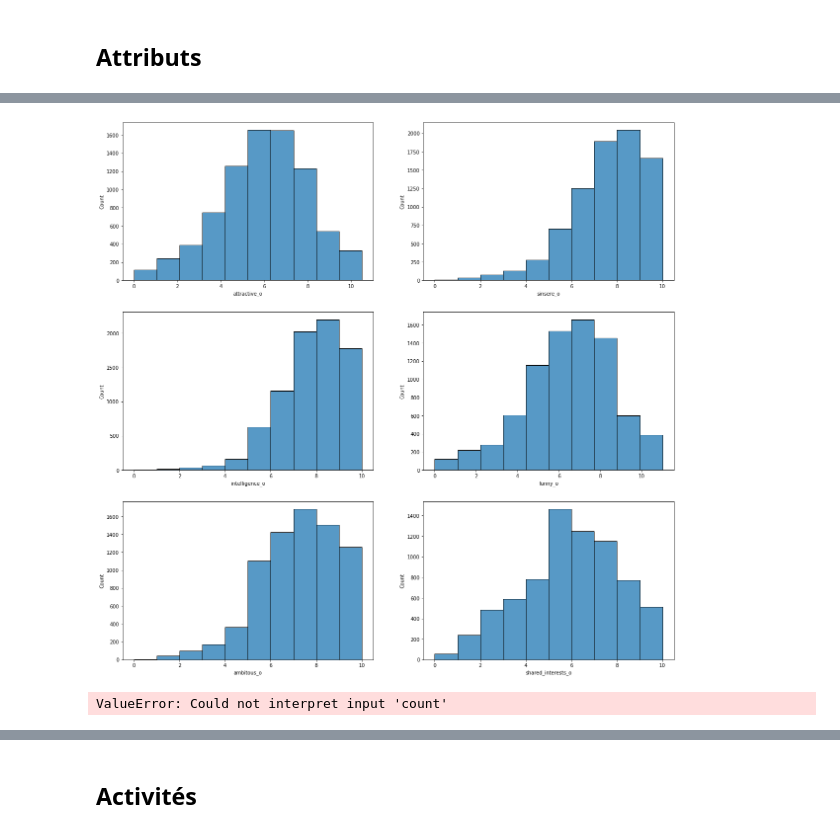
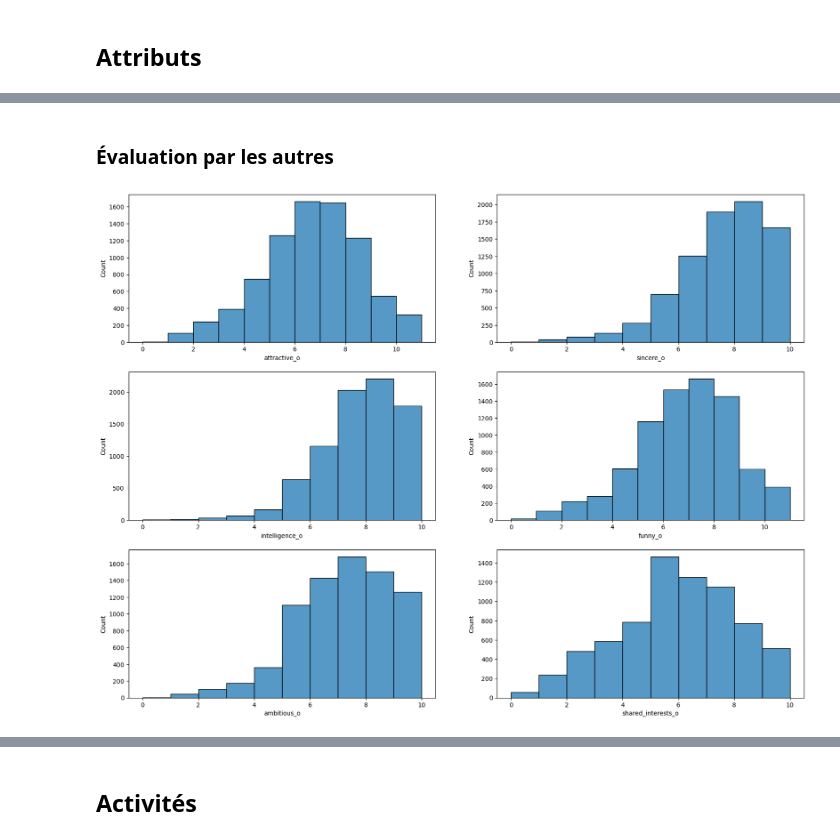
Before and after one commit to OFloyd/formation_greta, a Jupyter notebook: soutenance_17_02_speed_dating.ipynb, the cells around one changed output, grey strips where cells are left out. Cells and saved outputs as stored; diff of their text form; code cells hidden in the pictures.

```diff
--- a/soutenance_17_02_speed_dating.ipynb
+++ b/soutenance_17_02_speed_dating.ipynb
@@ -161,0 +146,20 @@ print(len(list_field))
+# %%
+# On créé un identifiant du sujet
+uid=np.zeros(data.shape[0])
+ind_ct=['wave', 'gender', 'age', 'race', 'importance_same_race', 'importance_same_religion', 'field',
+       'pref_attractive', 'pref_sincere',
+       'pref_intelligence', 'pref_funny', 'pref_ambition',
+       'pref_shared_interests', 'attractive', 'sincere', 'intelligence',
+       'funny', 'ambition', 'sports', 'tvsports', 'exercise', 'dining',
+       'museums', 'art', 'hiking', 'gaming', 'clubbing', 'reading', 'tv',
+       'theater', 'movies', 'concerts', 'music', 'shopping', 'yoga'
+       ]
+
+id=0
+for i in range(1,data.shape[0]) :
+    for j in ind_ct :
+        if data.loc[i,j] != data.loc[i-1,j]:
+            id+=1
+            break
+    uid[i]=id
+data['uid']=uid.astype(int)
@@ -162,3 +173,5 @@ print(len(list_field))
+# %%
+data['gender, decision']=data[['gender','decision']].apply(lambda x : str(x[0])+', '+str(x[1]), axis=1)
 # %% [markdown]
 # Description des colonnes
 # %%
@@ -274,0 +341,5 @@ for i in range(6) :
+# %%
+fig=plt.figure(figsize=(20,15))
+for i in range(6) :
+    fig.add_subplot(3,2,i+1)
+    sns.histplot(data[ind_pref[i]], binwidth=5)
@@ -274,0 +350,5 @@ for i in range(6) :
+# %%
+fig=plt.figure(figsize=(20,15))
+for i in range(5) :
+    fig.add_subplot(3,2,i+1)
+    sns.histplot(data[ind_base[i]], binwidth=1)
@@ -275,14 +357,9 @@ for i in range(6) :
+# %% [markdown]
+### Évaluation par les autres
 # %%
-fig=plt.figure(figsize=(20,20))
+fig=plt.figure(figsize=(20,15))
 for i in range(6) :
     fig.add_subplot(3,2,i+1)
-    sns.histplot(data[ind_o[i]], bins=10)
+    sns.histplot(data[ind_o[i]], binwidth=1)
 # %% [output]
-[figure, old version]
+[figure, new version]
-# %%
-# fig, axes= plt.subplots(1,2, figsize=(10,3))
-for i in range(6) :
-#     fig.add_subplot(3,2,i+1)
-    sns.catplot(x=ind_o[i], y='count', data=data)
-# %% [output]
-ValueError: Could not interpret input 'count'
```
Also changed, not shown: parts of 73 cells of this notebook.
